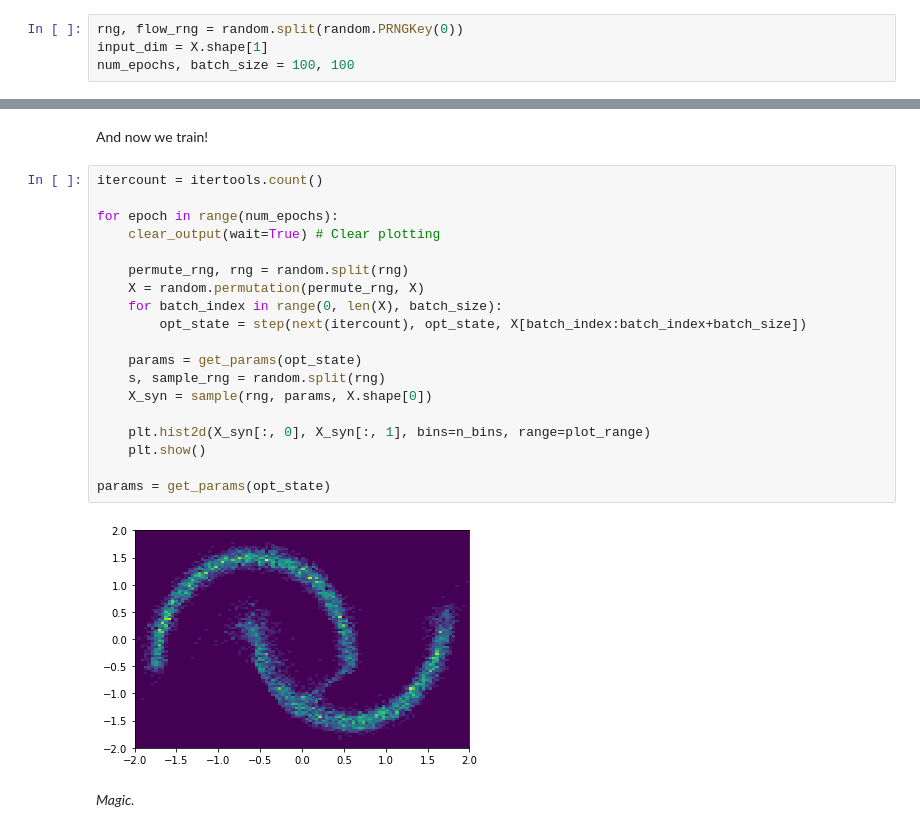
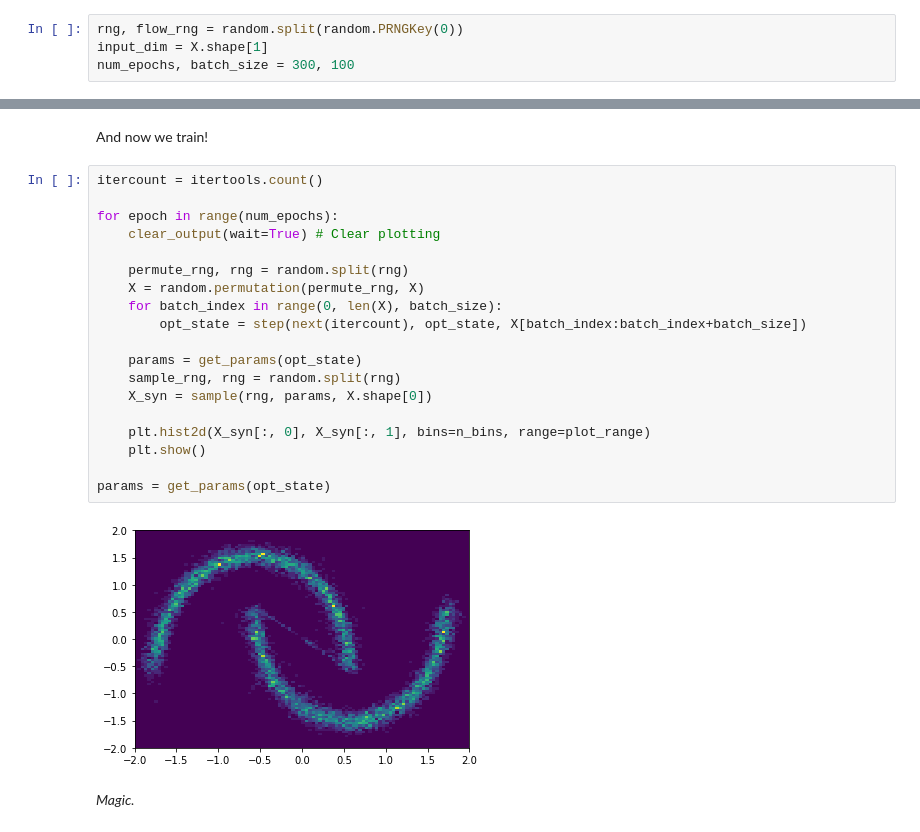
Before and after one commit to ChrisWaites/jax-flows, a Jupyter notebook: examples/intro.ipynb, the cells around one changed output, grey strips where cells are left out. Cells and saved outputs as stored; diff of their text form.

```diff
--- a/examples/intro.ipynb
+++ b/examples/intro.ipynb
@@ -34,7 +34,7 @@ Next, we'll define some training parameters.
 # %%
 rng, flow_rng = random.split(random.PRNGKey(0))
 input_dim = X.shape[1]
-num_epochs, batch_size = 100, 100
+num_epochs, batch_size = 300, 100
 # %% [markdown]
 Now it's time to construct the normalizing flow model. We'll opt for `MAF` composed of a sequence of 5 blocks.
 
@@ -105,23 +105,23 @@ And now we train!
 # %%
 itercount = itertools.count()
 
 for epoch in range(num_epochs):
     clear_output(wait=True) # Clear plotting
 
     permute_rng, rng = random.split(rng)
     X = random.permutation(permute_rng, X)
     for batch_index in range(0, len(X), batch_size):
         opt_state = step(next(itercount), opt_state, X[batch_index:batch_index+batch_size])
 
     params = get_params(opt_state)
-    s, sample_rng = random.split(rng)
+    sample_rng, rng = random.split(rng)
     X_syn = sample(rng, params, X.shape[0])
 
     plt.hist2d(X_syn[:, 0], X_syn[:, 1], bins=n_bins, range=plot_range)
     plt.show()
 
 params = get_params(opt_state)
 # %% [output]
-[figure, old version]
+[figure, new version]
 # %% [markdown]
 _Magic._
```
Also changed, not shown: parts of 1 cell of this notebook, 1 other file.
